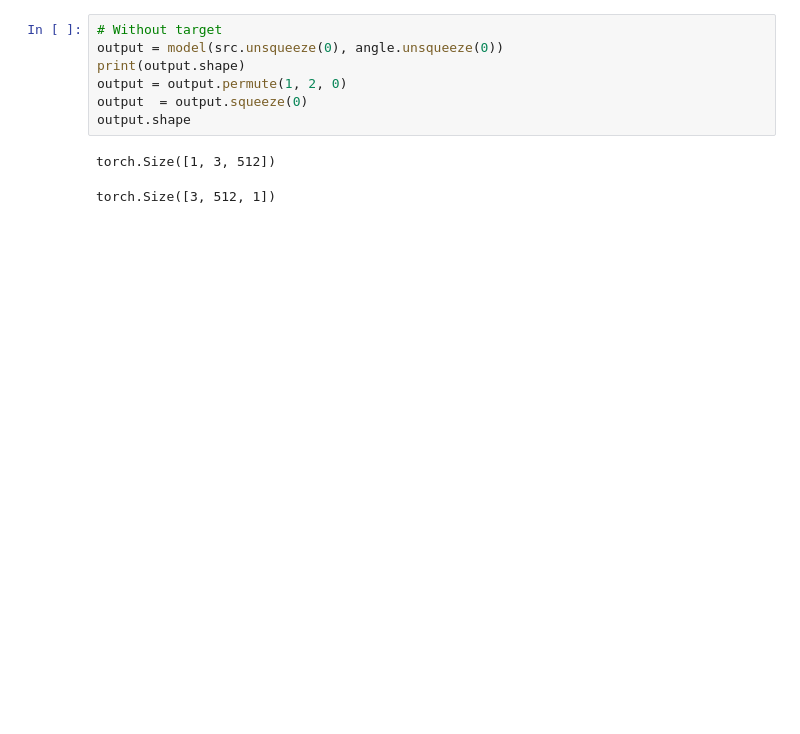
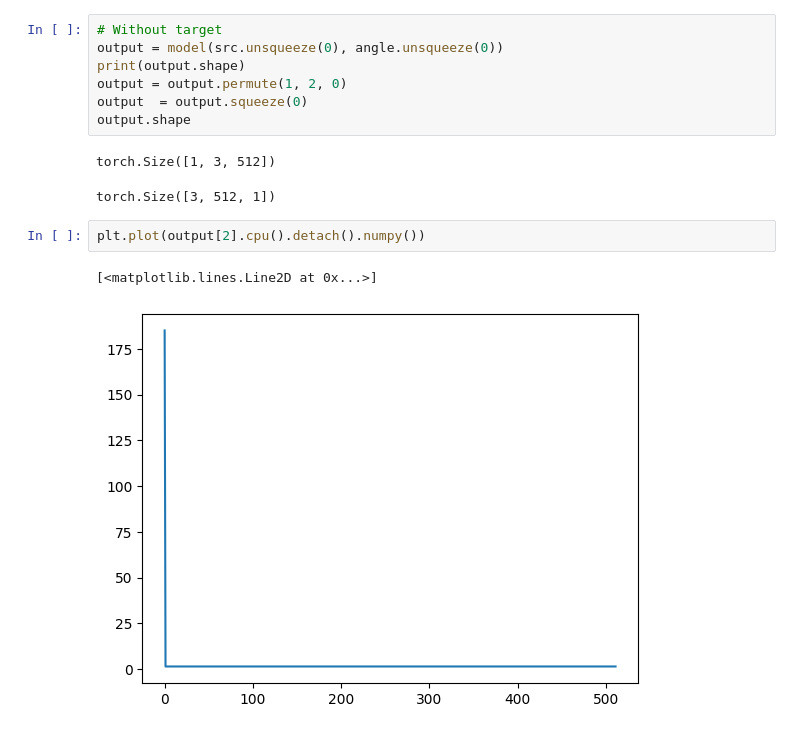
Before and after one commit to will-sloan/fourth_year_project, a Jupyter notebook: HRTF Models/test_model.ipynb, the cells around one changed output. Drawn from its saved outputs; the diff is of its cells as text; blank space fills up the shorter version.

```diff
--- a/HRTF Models/test_model.ipynb
+++ b/HRTF Models/test_model.ipynb
@@ -81,3 +81,8 @@ output.shape
 # %% [output]
 torch.Size([1, 3, 512])
 torch.Size([3, 512, 1])
+# %%
+plt.plot(output[2].cpu().detach().numpy())
+# %% [output]
+[<matplotlib.lines.Line2D at 0x...>]
+[figure, added]
```
Also changed, not shown: parts of 16 cells of this notebook, 6 other files.
